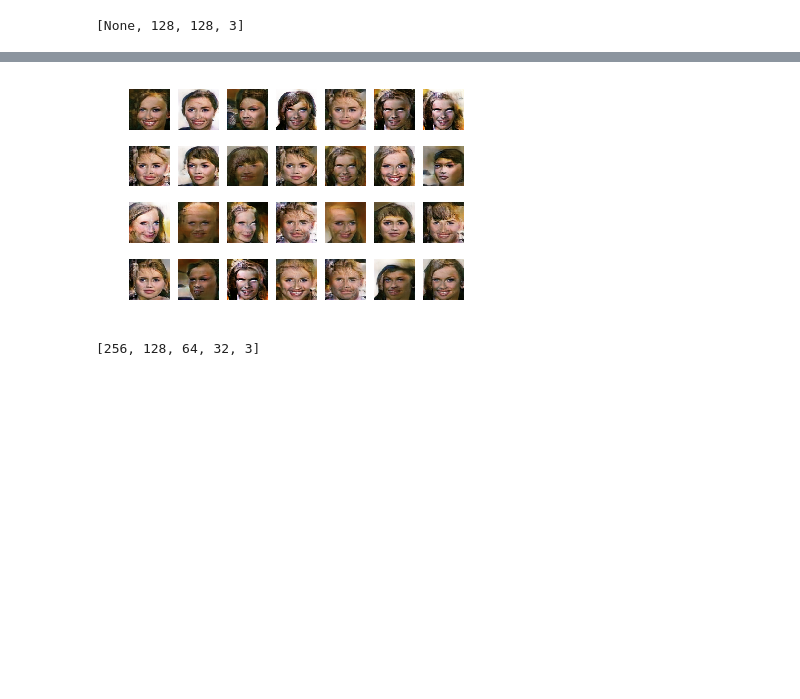
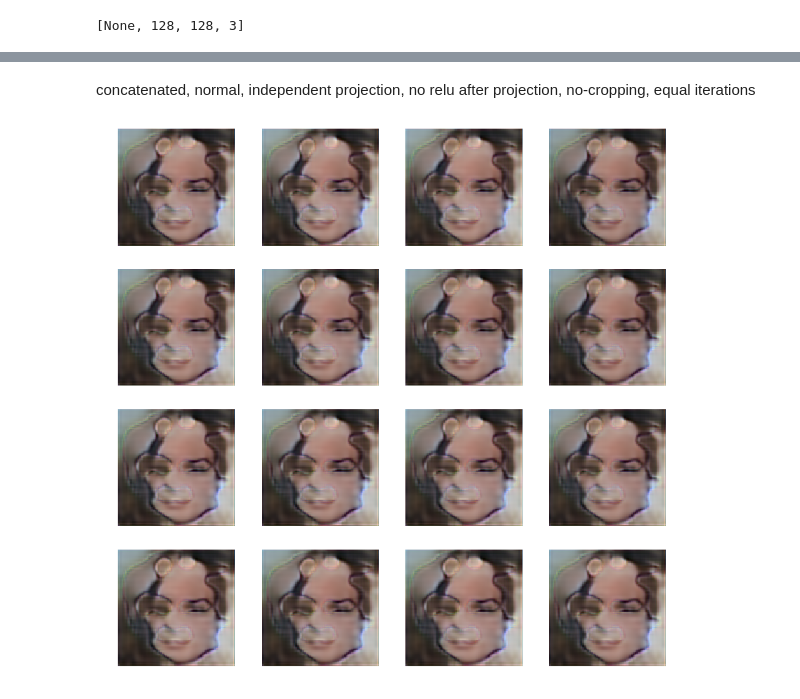
Before and after one commit to danmar3/AssociativeGAN, a Jupyter notebook: notebooks/msggan.ipynb, the cells around one changed output, grey strips where cells are left out. Drawn from its saved outputs; the diff is of its cells as text; code cells hidden in the pictures; blank space fills up the shorter version.

```diff
--- a/notebooks/msggan.ipynb
+++ b/notebooks/msggan.ipynb
@@ -147,4 +155,6 @@ def run_training(dis, gen, n_steps=1000, n_logging=100, session=None):
             if (gen_loss < dis_loss) or done:
                 break
     progress_bar.close()
+# %% [markdown]
+concatenated, normal, independent projection, no relu after projection, no-cropping, equal iterations
 # %%
@@ -152,13 +163,14 @@ acgan.train.run_training(dis=dis, gen=gen, n_steps=1000, n_logging=10)
-# %%
-xsim = dis.xsim.eval()
-for i in range(4*7):
-    plt.subplot(4,7, i+1)
-    plt.imshow(np.squeeze((xsim[i][:,:,:]+1)*0.5))
-    plt.axis('off')
-# %% [output]
-[figure, removed]
-# %%
-[layer.units for layer in model.generator.layers[1:]]
-# %% [output]
-[256, 128, 64, 32, 3]
+# %%
+def normalize(image):
+    return ((image-image.min())/(image.max()-image.min()))
+fig, ax = plt.subplots(4,4, figsize=(15, 15))
+ax = np.reshape(ax, 4*4)
+xsim = dis.xsim.eval()
+for i in range(4*4):
+    image = (xsim[i][:,:,:]+1)*0.5
+    ax[i].imshow(np.squeeze(normalize(image)),
+                 interpolation='nearest')
+    ax[i].axis('off')
+# %% [output]
+[figure, added]
 # %%
```
Also changed, not shown: parts of 11 cells of this notebook, 3 other files.
